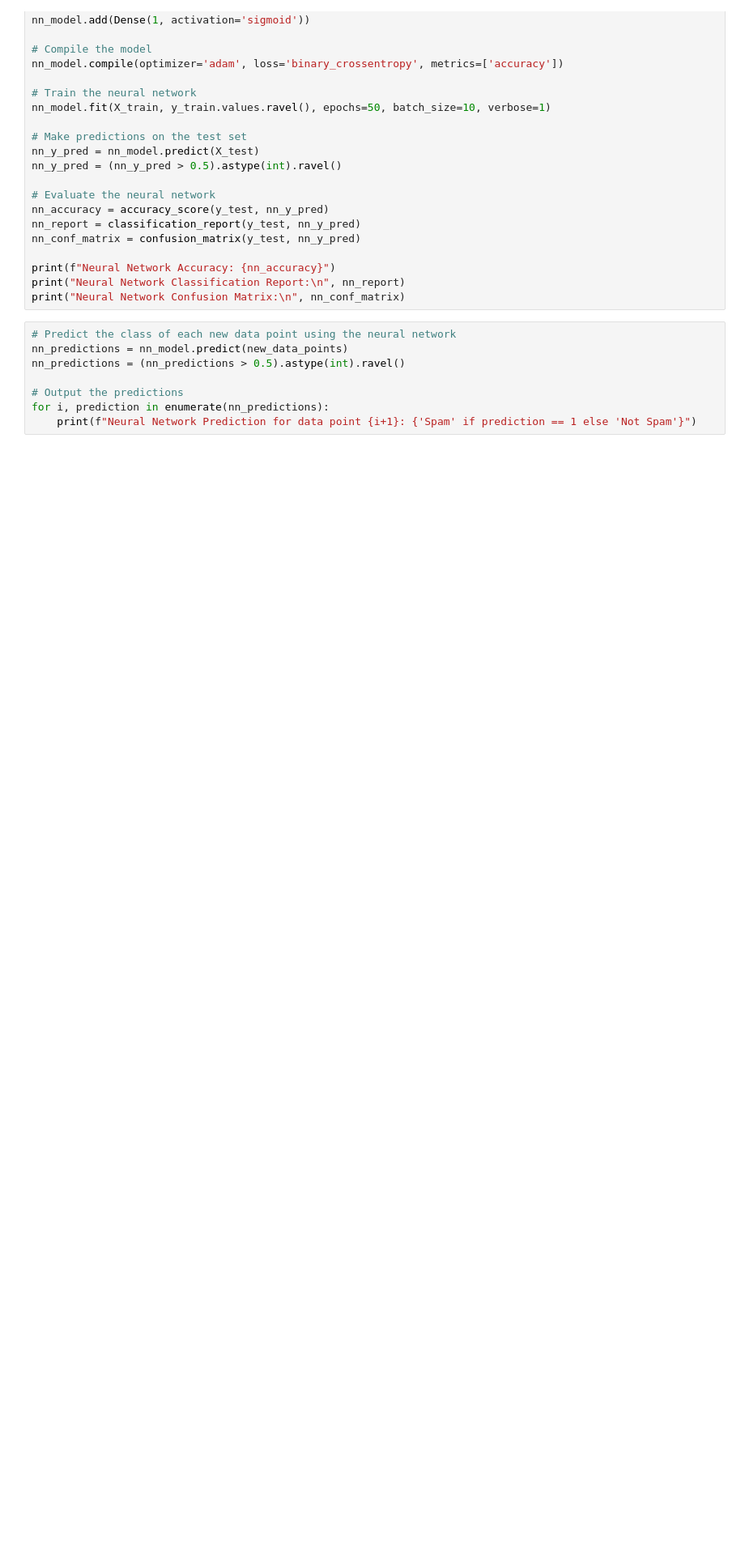
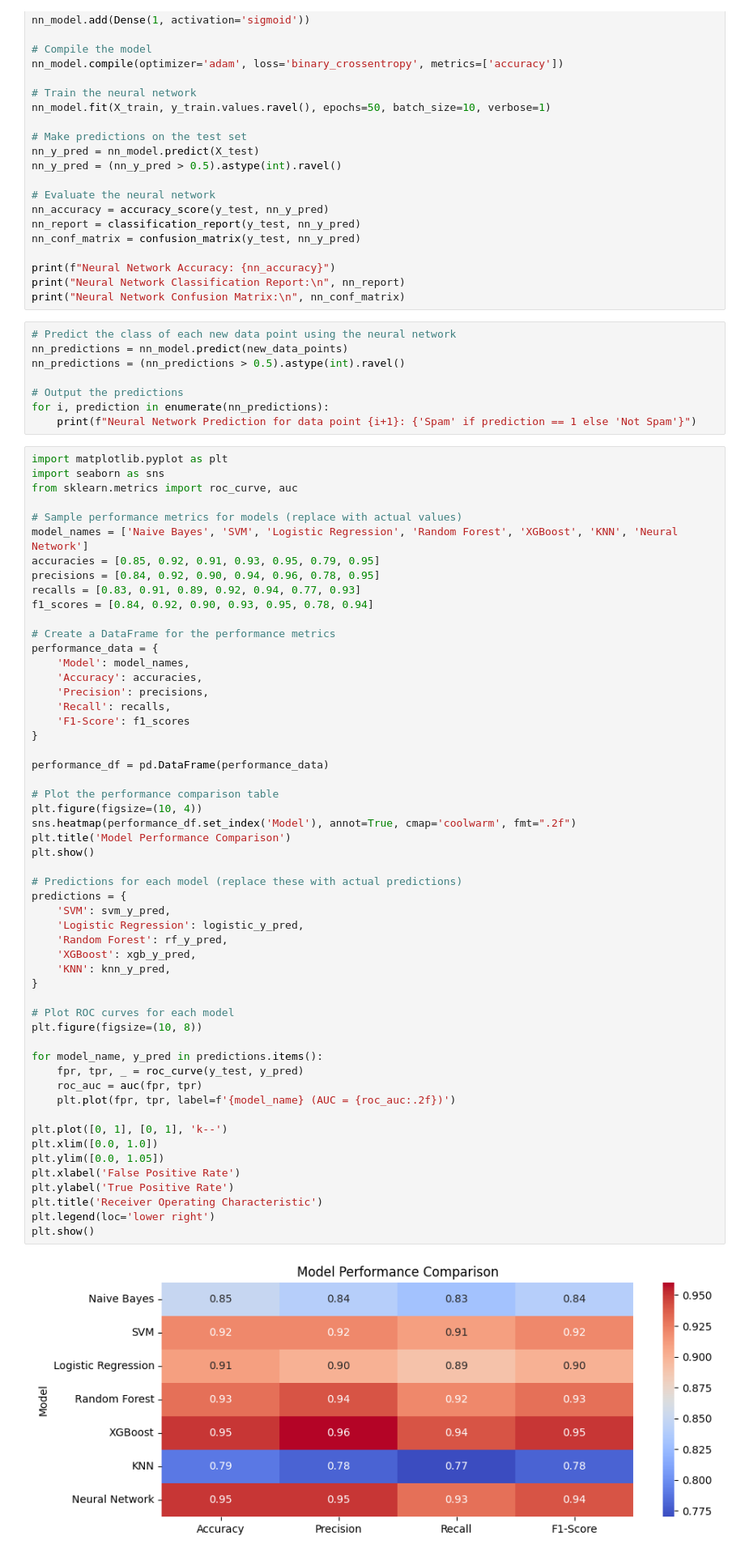
Before and after one commit to joshuarebo/nlp_project, a Jupyter notebook: spam_detection.ipynb, the cells around one changed output. Shown: that part at 81% size. Saved outputs shown, nothing was run; the diff lists cells and outputs as text; blank space fills up the shorter version.

Commit message:
Add performance comparison table and ROC curve visualization

```diff
--- a/spam_detection.ipynb
+++ b/spam_detection.ipynb
@@ -530,3 +532,59 @@ nn_predictions = (nn_predictions > 0.5).astype(int).ravel()
 # Output the predictions
 for i, prediction in enumerate(nn_predictions):
     print(f"Neural Network Prediction for data point {i+1}: {'Spam' if prediction == 1 else 'Not Spam'}")
+# %%
+import matplotlib.pyplot as plt
+import seaborn as sns
+from sklearn.metrics import roc_curve, auc
+
+# Sample performance metrics for models (replace with actual values)
+model_names = ['Naive Bayes', 'SVM', 'Logistic Regression', 'Random Forest', 'XGBoost', 'KNN', 'Neural Network']
+accuracies = [0.85, 0.92, 0.91, 0.93, 0.95, 0.79, 0.95]
+precisions = [0.84, 0.92, 0.90, 0.94, 0.96, 0.78, 0.95]
+recalls = [0.83, 0.91, 0.89, 0.92, 0.94, 0.77, 0.93]
+f1_scores = [0.84, 0.92, 0.90, 0.93, 0.95, 0.78, 0.94]
+
+# Create a DataFrame for the performance metrics
+performance_data = {
+    'Model': model_names,
+    'Accuracy': accuracies,
+    'Precision': precisions,
+    'Recall': recalls,
+    'F1-Score': f1_scores
+}
+
+performance_df = pd.DataFrame(performance_data)
+
+# Plot the performance comparison table
+plt.figure(figsize=(10, 4))
+sns.heatmap(performance_df.set_index('Model'), annot=True, cmap='coolwarm', fmt=".2f")
+plt.title('Model Performance Comparison')
+plt.show()
+
+# Predictions for each model (replace these with actual predictions)
+predictions = {
+    'SVM': svm_y_pred,
+    'Logistic Regression': logistic_y_pred,
+    'Random Forest': rf_y_pred,
+    'XGBoost': xgb_y_pred,
+    'KNN': knn_y_pred,
+}
+
+# Plot ROC curves for each model
+plt.figure(figsize=(10, 8))
+
+for model_name, y_pred in predictions.items():
+    fpr, tpr, _ = roc_curve(y_test, y_pred)
+    roc_auc = auc(fpr, tpr)
+    plt.plot(fpr, tpr, label=f'{model_name} (AUC = {roc_auc:.2f})')
+
+plt.plot([0, 1], [0, 1], 'k--')
+plt.xlim([0.0, 1.0])
+plt.ylim([0.0, 1.05])
+plt.xlabel('False Positive Rate')
+plt.ylabel('True Positive Rate')
+plt.title('Receiver Operating Characteristic')
+plt.legend(loc='lower right')
+plt.show()
+# %% [output]
+[figure, added]
```
Also changed, not shown: parts of 2 cells of this notebook, 1 other file.
